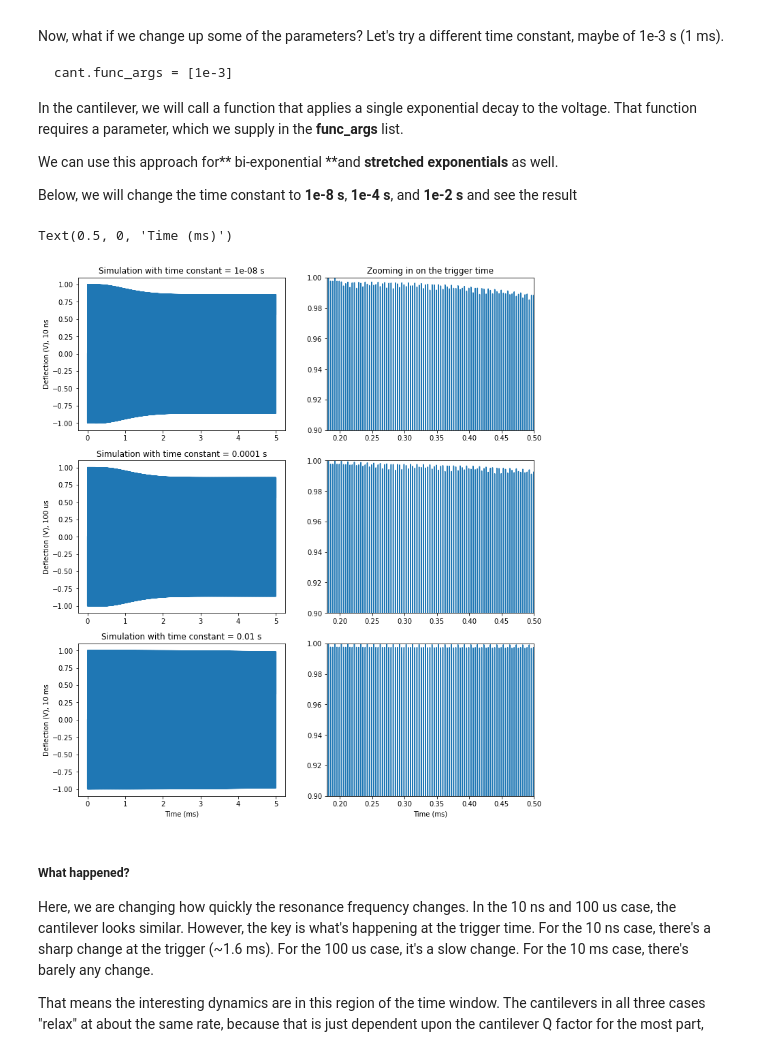
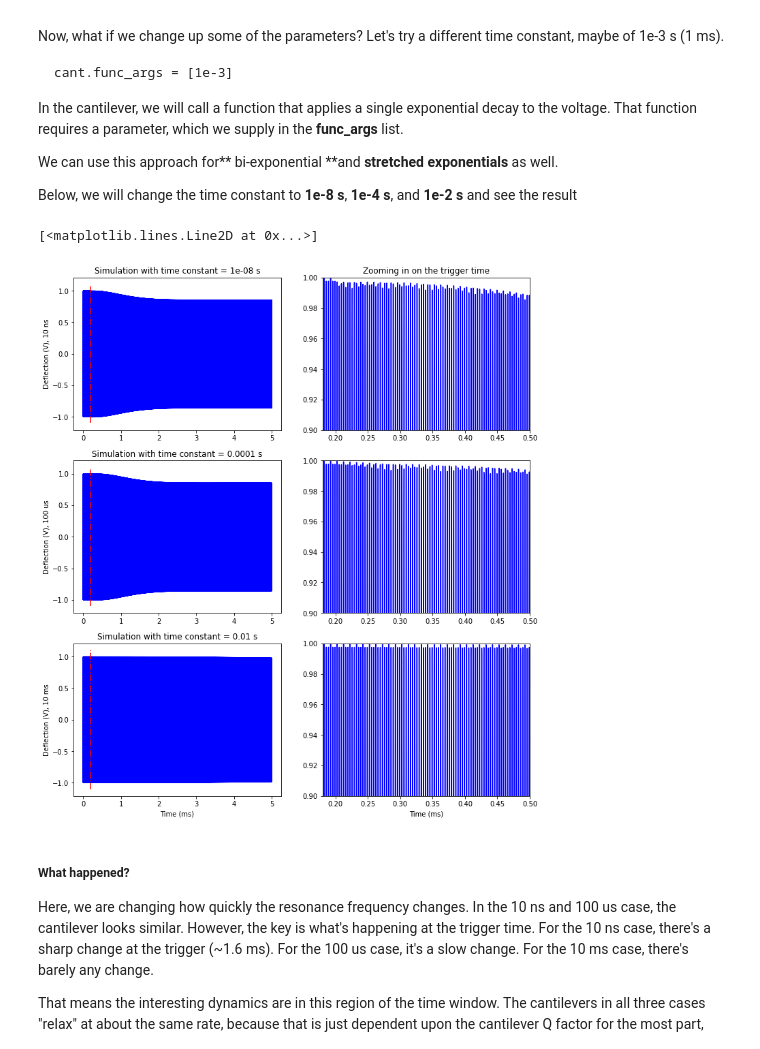
Before and after one commit to rajgiriUW/FFTA, a Jupyter notebook: notebooks/Simulating_a_Cantilever.ipynb, the cells around one changed output. Saved outputs shown, nothing was run; the diff lists cells and outputs as text; code cells hidden in the pictures.

Commit message:
Updated simulation notebook

```diff
--- a/notebooks/Simulating_a_Cantilever.ipynb
+++ b/notebooks/Simulating_a_Cantilever.ipynb
@@ -26,0 +42,10 @@ path = r'/content/drive/My Drive/Colab Notebooks/example_sim_params_roundnumbers
+# %%
+# Specify our configuration file
+# In this case, we'll download our shared file and use that. This block works for CoLab; for Jupyter, download from the URL then set path manually
+!pip install wget
+import wget
+path = r'example_sim_params.cfg'
+wget.download('https://raw.githubusercontent.com/rajgiriUW/ffta/master/ffta/simulation/example_sim_params_roundnumbers.cfg', path, bar=None)
+
+path = r'/content/example_sim_params.cfg'
+print(path)
@@ -225,41 +257,47 @@ cant.tau = 1e-3
 fig, a = plt.subplots(nrows=3, ncols = 2, figsize=(12,14))
 
 cant.tau = 1e-8
 cant.func_args = [cant.tau]
 Z, info = cant.simulate()
-a[0][0].plot(cant.t_Z * 1e3, Z)
-a[0][1].plot(cant.t_Z * 1e3, Z)
+a[0][0].plot(cant.t_Z * 1e3, Z, 'b')
+a[0][1].plot(cant.t_Z * 1e3, Z, 'b')
 a[0][0].set_ylabel('Deflection (V), 10 ns')
 a[0][0].set_title('Simulation with time constant = ' + str(cant.tau) + ' s')
 a[0][1].set_title('Zooming in on the trigger time')
 a[0][1].set_xlim(0.18, 0.5)
 a[0][1].set_ylim(0.9, 1)
 
 cant.tau = 1e-4
 cant.func_args = [cant.tau]
 Z, info = cant.simulate()
-a[1][0].plot(cant.t_Z * 1e3, Z)
-a[1][1].plot(cant.t_Z * 1e3, Z)
+a[1][0].plot(cant.t_Z * 1e3, Z, 'b')
+a[1][1].plot(cant.t_Z * 1e3, Z, 'b')
 a[1][0].set_ylabel('Deflection (V), 100 us')
 a[1][0].set_title('Simulation with time constant = ' + str(cant.tau) + ' s')
 a[1][1].set_xlim(0.18, 0.5)
 a[1][1].set_ylim(0.9, 1)
 
 cant.tau = 1e-2
 cant.func_args = [cant.tau]
 Z, info = cant.simulate()
-a[2][0].plot(cant.t_Z * 1e3, Z)
-a[2][1].plot(cant.t_Z * 1e3, Z)
+a[2][0].plot(cant.t_Z * 1e3, Z, 'b')
+a[2][1].plot(cant.t_Z * 1e3, Z, 'b')
 a[2][0].set_ylabel('Deflection (V), 10 ms')
 a[2][0].set_title('Simulation with time constant = ' + str(cant.tau) + ' s')
 a[2][1].set_xlim(0.18, 0.5)
 a[2][1].set_ylim(0.9, 1)
 
 a[2][0].set_xlabel('Time (ms)')
 a[2][1].set_xlabel('Time (ms)')
+
+# Add a line to mark the trigger at each point
+trigger_line = np.linspace(-1.1, 1.1, 10)
+a[0][0].plot(np.ones(len(trigger_line))*cant.trigger * 1e3, trigger_line, 'r-.')
+a[1][0].plot(np.ones(len(trigger_line))*cant.trigger * 1e3, trigger_line, 'r-.')
+a[2][0].plot(np.ones(len(trigger_line))*cant.trigger * 1e3, trigger_line, 'r-.')
 # %% [output]
-Text(0.5, 0, 'Time (ms)')
+[<matplotlib.lines.Line2D at 0x...>]
-[figure, old version]
+[figure, new version]
 # %% [markdown]
 ##### What happened?
 Here, we are changing how quickly the resonance frequency changes. In the 10 ns and 100 us case, the cantilever looks similar. However, the key is what's happening at the trigger time. For the 10 ns case, there's a sharp change at the trigger (~1.6 ms). For the 100 us case, it's a slow change. For the 10 ms case, there's barely any change.
```
Also changed, not shown: parts of 11 cells of this notebook, 1 other file.
